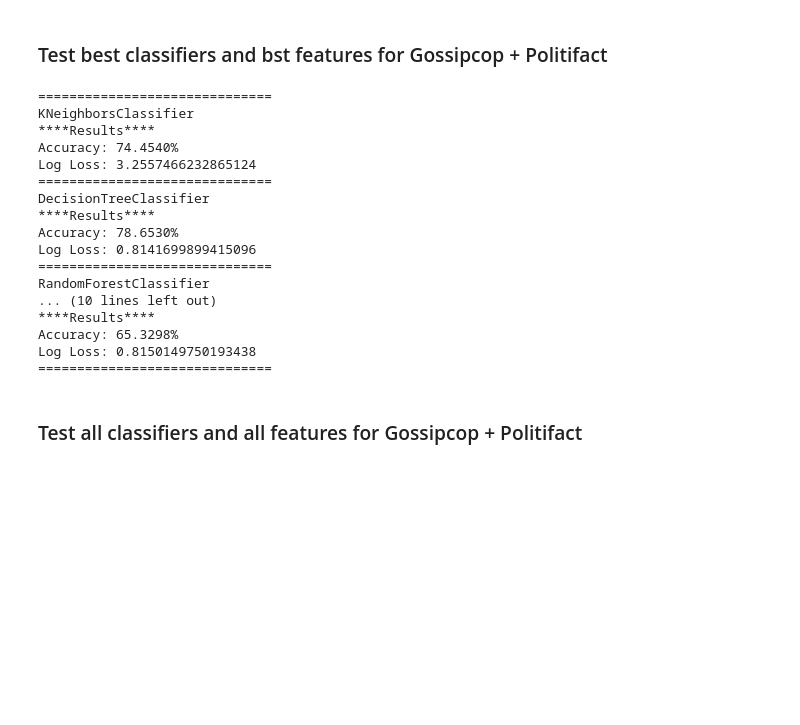
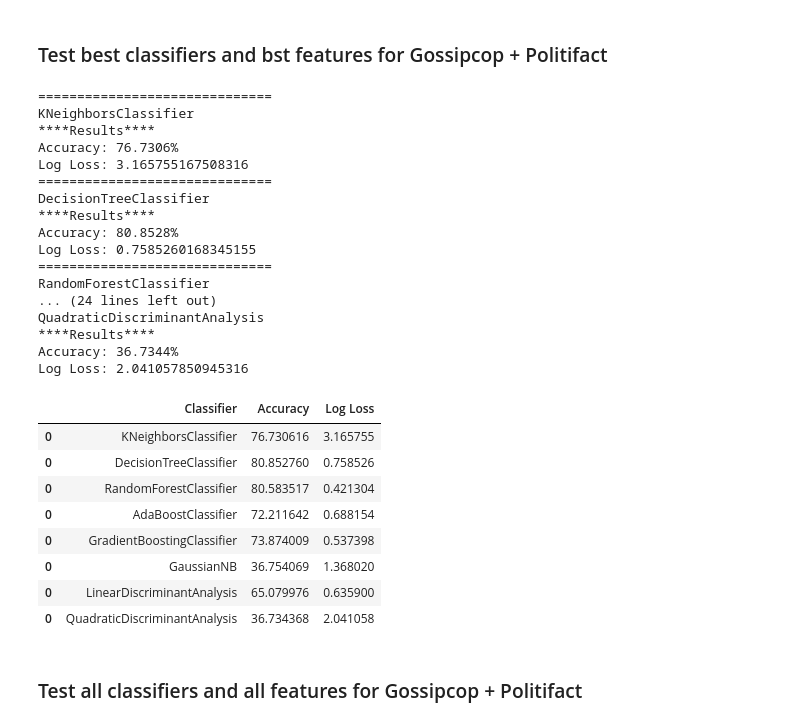
Before and after one commit to Patric/fkd-gs, a Jupyter notebook: notebooks/FakeNewsDetectionGraphSolutions.ipynb, the cells around one changed output. Saved outputs shown, nothing was run; the diff lists cells and outputs as text; code cells hidden in the pictures; blank space fills up the shorter version.

```diff
--- a/notebooks/FakeNewsDetectionGraphSolutions.ipynb
+++ b/notebooks/FakeNewsDetectionGraphSolutions.ipynb
@@ -926,54 +912,55 @@ Log Loss: 13.519708539065213
 ### Test best classifiers and bst features for Gossipcop + Politifact
 # %%
 features_included = [
-        # 'eigenvector_score',
-        # 'harmonic_closeness_centrality',
-        # 'hits_hub',
-        # 'hits_auth',
-        'betweenness_score',
-        # 'closeness_score',
-        'page_rank_score',
-        # 'article_rank_score',
-        # 'outDegree',
-        # 'inDegree',
-        # 'degree'
+         'eigenvector_score',
+         'harmonic_closeness_centrality',
+         'hits_hub',
+         'page_rank_score',
+         'outDegree'
         ]
 label_column_name = 'user.label'
 X, y = split_into_X_y(datasets['fake_news_skeleton_combined'], features_included, label_column_name)
-X_train, X_test, y_train, y_test = train_test_split(X, y, test_size=0.1)
+X_train, X_test, y_train, y_test = train_test_split(X, y, test_size=0.3)
 
 classifiers = [
   KNeighborsClassifier(3),
-  # SVC(kernel="rbf", C=0.025, probability=True),
-  # NuSVC(probability=True),
   DecisionTreeClassifier(),
   RandomForestClassifier(n_estimators=1500),
-  # AdaBoostClassifier(),
+  AdaBoostClassifier(),
   GradientBoostingClassifier(),
   GaussianNB(),
-  # LinearDiscriminantAnalysis(),
-  # QuadraticDiscriminantAnalysis()
+  LinearDiscriminantAnalysis(),
+  QuadraticDiscriminantAnalysis()
 ]
 
 test_classfiers(classifiers, X_train, X_test, y_train, y_test)
 # %% [output]
 ==============================
 KNeighborsClassifier
 ****Results****
-Accuracy: 74.4540%
-Log Loss: 3.2557466232865124
+Accuracy: 76.7306%
+Log Loss: 3.165755167508316
 ==============================
 DecisionTreeClassifier
 ****Results****
-Accuracy: 78.6530%
-Log Loss: 0.8141699899415096
+Accuracy: 80.8528%
+Log Loss: 0.7585260168345155
 ==============================
 RandomForestClassifier
-... (10 lines left out)
+... (24 lines left out)
+QuadraticDiscriminantAnalysis
 ****Results****
-Accuracy: 65.3298%
-Log Loss: 0.8150149750193438
-==============================
+Accuracy: 36.7344%
+Log Loss: 2.041057850945316
+|  | Classifier | Accuracy | Log Loss |
+| 0 | KNeighborsClassifier | 76.730616 | 3.165755 |
+| 0 | DecisionTreeClassifier | 80.852760 | 0.758526 |
+| 0 | RandomForestClassifier | 80.583517 | 0.421304 |
+| 0 | AdaBoostClassifier | 72.211642 | 0.688154 |
+| 0 | GradientBoostingClassifier | 73.874009 | 0.537398 |
+| 0 | GaussianNB | 36.754069 | 1.368020 |
+| 0 | LinearDiscriminantAnalysis | 65.079976 | 0.635900 |
+| 0 | QuadraticDiscriminantAnalysis | 36.734368 | 2.041058 |
 # %% [markdown]
 ### Test all classifiers and all features for Gossipcop + Politifact
 # %%
```
Also changed, not shown: parts of 32 cells of this notebook.
